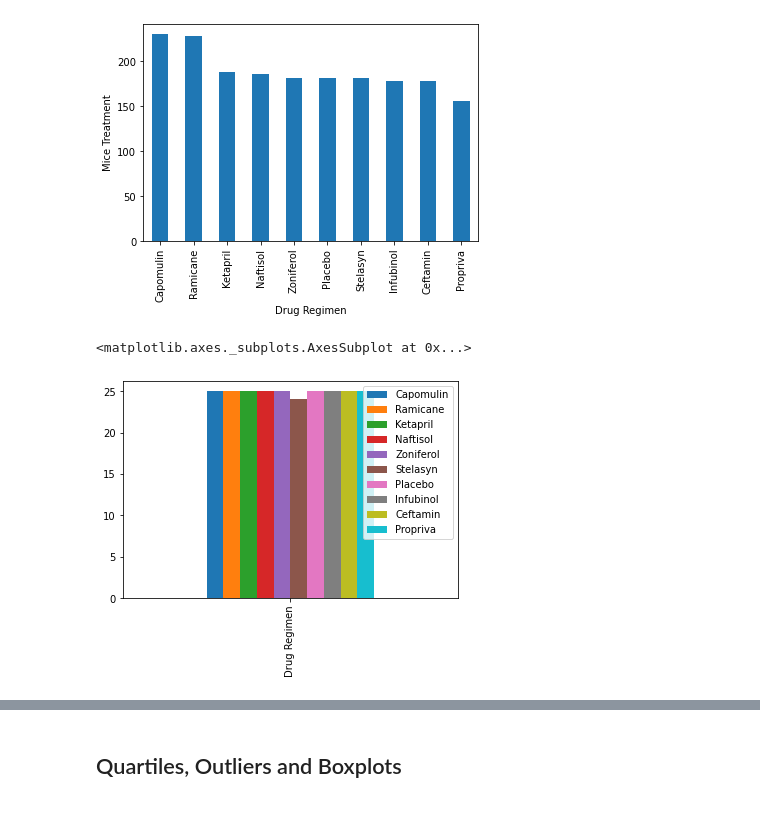
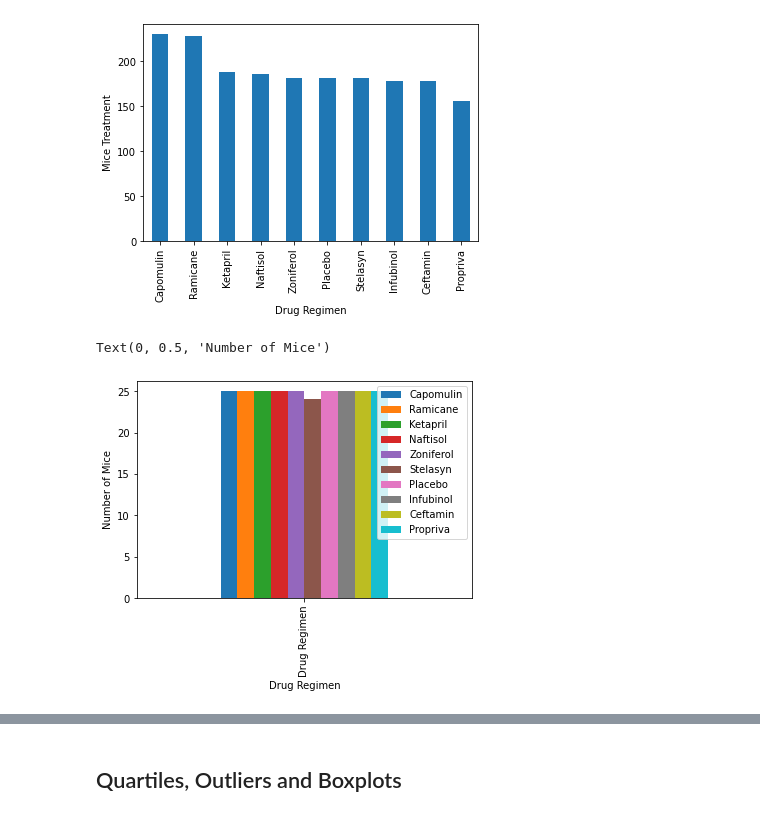
Before and after one commit to Hootie96/The_Power_of_Plots, a Jupyter notebook: Code Files/05-Matplotlib_HW_Instructions_Pymaceuticals_pymaceuticals_starter.ipynb, the cells around one changed output, grey strips where cells are left out. Saved outputs shown, nothing was run; the diff lists cells and outputs as text; code cells hidden in the pictures.

Commit message:
Refining my bar graphs

```diff
--- a/Code Files/05-Matplotlib_HW_Instructions_Pymaceuticals_pymaceuticals_starter.ipynb
+++ b/Code Files/05-Matplotlib_HW_Instructions_Pymaceuticals_pymaceuticals_starter.ipynb
@@ -154,26 +154,27 @@ plt.show()
 # %%
 # Generate a bar plot showing the total number of unique mice tested on each drug regimen using pyplot.
 #unique function to find the number of mice
 #count_cap = lab_data.loc[lab_data['Drug Regimen'] == 'Capomulin' ]
 #count_ram = lab_data.loc[lab_data['Drug Regimen'] == 'Ramicane']
 #count_ket = lab_data.loc[lab_data['Drug Regimen'] == 'Ketapril']
 #count_naf = lab_data.loc[lab_data['Drug Regimen'] == 'Naftisol']
 #count_zon = lab_data.loc[lab_data['Drug Regimen'] == 'Zoniferol']
 #count_ste = lab_data.loc[lab_data['Drug Regimen'] == 'Stelasyn']
 #count_pla = lab_data.loc[lab_data['Drug Regimen'] == 'Placebo']
 #count_inf = lab_data.loc[lab_data['Drug Regimen'] == 'Infubinol']
 #count_cef = lab_data.loc[lab_data['Drug Regimen'] == 'Ceftamin']
 #count_pro = lab_data.loc[lab_data['Drug Regimen'] == 'Propriva']
 counts_mice = pd.DataFrame({'Capomulin': count_cap.nunique()['Mouse ID'],
                'Ramicane': count_ram.nunique()['Mouse ID'],'Ketapril': count_ket.nunique()['Mouse ID'],
                'Naftisol': count_naf.nunique()['Mouse ID'], 'Zoniferol': count_zon.nunique()['Mouse ID'],
                'Stelasyn': count_ste.nunique()['Mouse ID'],'Placebo': count_pla.nunique()['Mouse ID'],
                'Infubinol':count_inf.nunique()['Mouse ID'],'Ceftamin': count_cef.nunique()['Mouse ID'],
                'Propriva': count_pro.nunique()['Mouse ID']}, index=['Drug Regimen'])
-#regimens = list(counts_mice)
-counts_mice.plot.bar()
+counts_mice.plot.bar(label='Mice per Drug Regimen')
+plt.xlabel('Drug Regimen')
+plt.ylabel('Number of Mice')
 # %% [output]
-<matplotlib.axes._subplots.AxesSubplot at 0x...>
+Text(0, 0.5, 'Number of Mice')
-[figure, old version]
+[figure, new version]
 # %%
 # Generate a pie plot showing the distribution of female versus male mice using pandas
```
Also changed, not shown: parts of 1 cell of this notebook.
